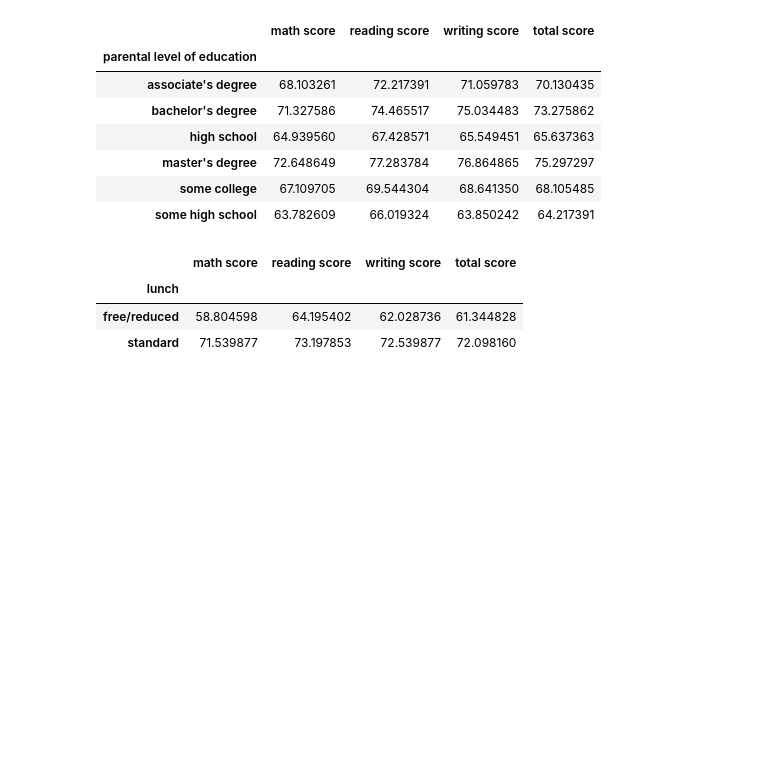
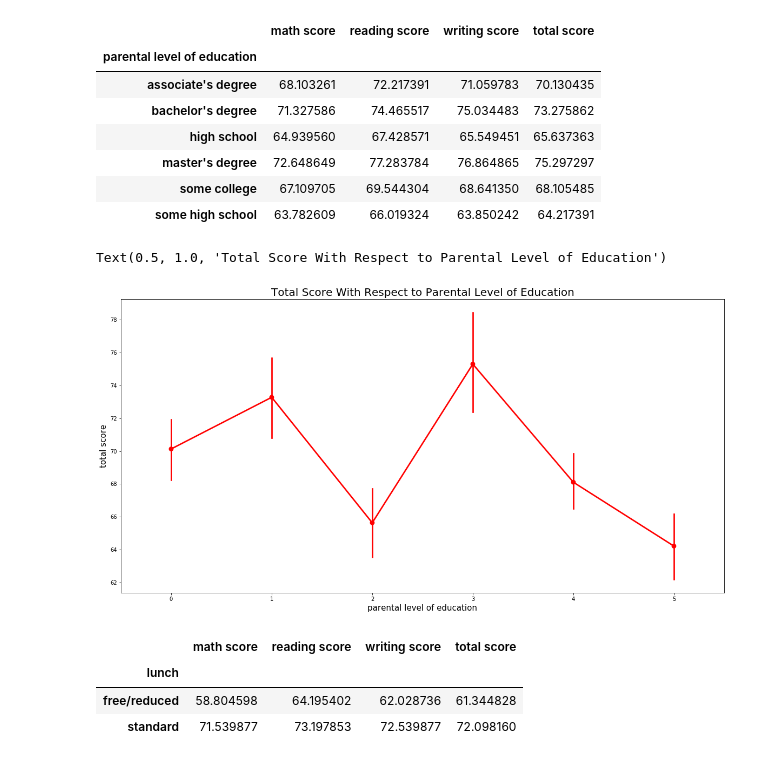
Before and after one commit to kyle1903/cuni_sw_project, a Jupyter notebook: pandas.ipynb, the cells around one changed output. Saved outputs shown, nothing was run; the diff lists cells and outputs as text; code cells hidden in the pictures; blank space fills up the shorter version.

```diff
--- a/pandas.ipynb
+++ b/pandas.ipynb
@@ -210,6 +238,19 @@ data.groupby(['parental level of education']).mean()
 | master's degree | 72.648649 | 77.283784 | 76.864865 | 75.297297 |
 | some college | 67.109705 | 69.544304 | 68.641350 | 68.105485 |
 | some high school | 63.782609 | 66.019324 | 63.850242 | 64.217391 |
+# %%
+# visualization - total score by parental level of education
+
+
+f,ax1 = plt.subplots(figsize =(20,10))
+sns.pointplot(x='parental level of education',y='total score',data=data,color='red')
+
+plt.xlabel('parental level of education',fontsize = 15,color='black')
+plt.ylabel('total score',fontsize = 15,color='black')
+plt.title('Total Score With Respect to Parental Level of Education',fontsize = 20,color='black')
+# %% [output]
+Text(0.5, 1.0, 'Total Score With Respect to Parental Level of Education')
+[figure, added]
 # %%
 data.groupby(['lunch']).mean()
 # %% [output]
```
Also changed, not shown: parts of 21 cells of this notebook.
